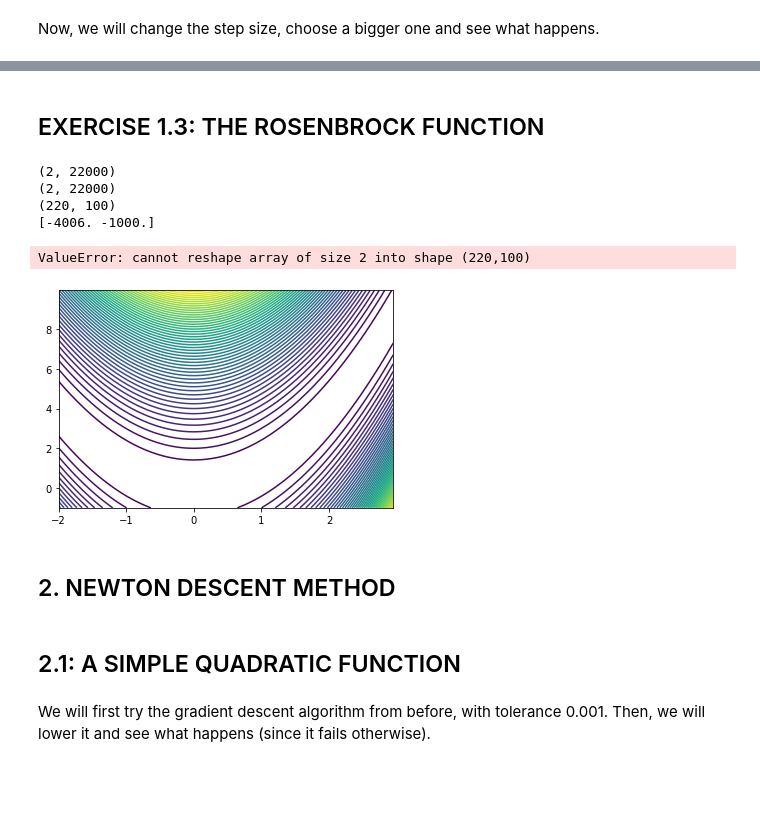
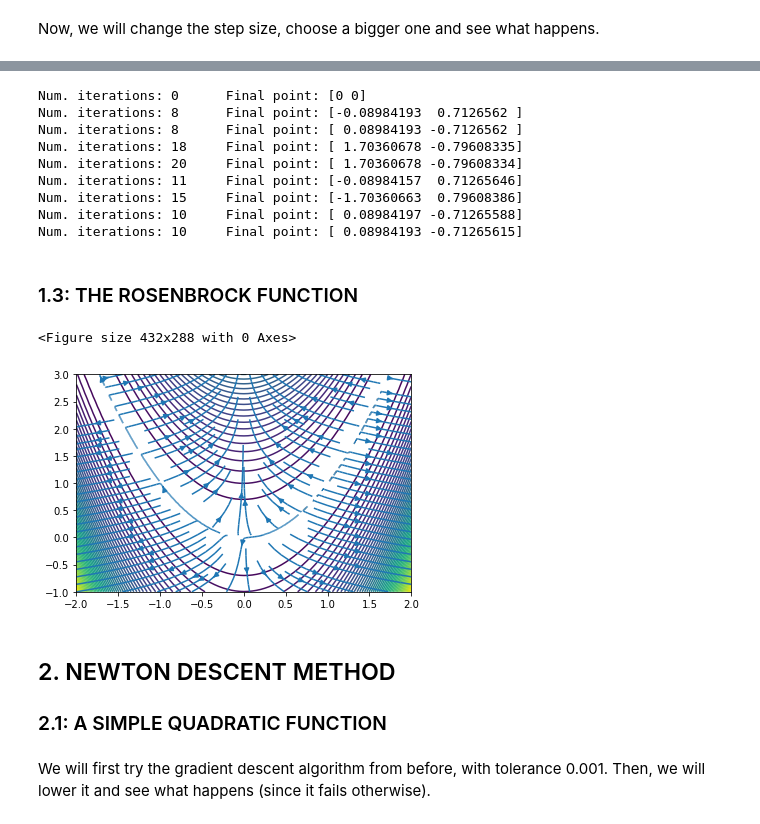
Before and after one commit to Vol0kin/OPT, a Jupyter notebook: Labs/Lab2/Lab_2.ipynb, the cells around one changed output, grey strips where cells are left out. Saved outputs shown, nothing was run; the diff lists cells and outputs as text; code cells hidden in the pictures; blank space fills up the shorter version.

```diff
--- a/Labs/Lab2/Lab_2.ipynb
+++ b/Labs/Lab2/Lab_2.ipynb
@@ -7,6 +7,30 @@
 # %%
 import numpy as np
 import matplotlib.pyplot as plt
+# %%
+def plot_contour_gradients(f, gradf, xr=(-50,50) ,yr=(-50,50), step=0.05):
+    # Clear plot
+    plt.clf()
+
+    # Create a mesh grid and apply the function over all the pairs of points
+    X = np.arange(*xr, step)
+    Y = np.arange(*yr, step)
+    X, Y = np.meshgrid(X, Y)
+
+    XY = np.c_[X.ravel(), Y.ravel()]
+    Z = np.apply_along_axis(f, 1, XY).reshape(X.shape)
+
+    # Plot contour of the function
+    plt.figure()
+    plt.contour(X, Y, Z, 50)
+
+    # Get the gradient for each pair of points
+    grad=np.apply_along_axis(gradf, 1, XY)
+
+    # Plot the gradient
+    plt.streamplot(X, Y, grad[:, 0].reshape(X.shape), grad[:, 1].reshape(X.shape))
+
+    plt.show()
 # %%
 def f(x):
     return x[0]**2 + x[1]**2
@@ -284,5 +282,17 @@ n_9= 10
+# %%
+print_final_points(points, n_iter)
+# %% [output]
+Num. iterations: 0      Final point: [0 0]
+Num. iterations: 8      Final point: [-0.08984193  0.7126562 ]
+Num. iterations: 8      Final point: [ 0.08984193 -0.7126562 ]
+Num. iterations: 18     Final point: [ 1.70360678 -0.79608335]
+Num. iterations: 20     Final point: [ 1.70360678 -0.79608334]
+Num. iterations: 11     Final point: [-0.08984157  0.71265646]
+Num. iterations: 15     Final point: [-1.70360663  0.79608386]
+Num. iterations: 10     Final point: [ 0.08984197 -0.71265588]
+Num. iterations: 10     Final point: [ 0.08984193 -0.71265615]
 # %% [markdown]
-## EXERCISE 1.3: THE ROSENBROCK FUNCTION
+### 1.3: THE ROSENBROCK FUNCTION
 # %%
 def f(x):
     return (1-x[0])**2+100*(x[1]-x[0]**2)**2
@@ -290,18 +300,14 @@ def f(x):
 def gradf(x):
     return np.array([-2*(1-x[0])-400*(x[1]-x[0]**2)*x[0],200*(x[1]-x[0]**2)])
 # %%
-stream_flow(f,gradf,(-2,3),(-1,10))
+plot_contour_gradients(f,gradf,(-2,2.05),(-1, 3.05))
 # %% [output]
-(2, 22000)
-(2, 22000)
-(220, 100)
-[-4006. -1000.]
+<Figure size 432x288 with 0 Axes>
-ValueError: cannot reshape array of size 2 into shape (220,100)
-[figure, old version]
+[figure, new version]
 # %% [markdown]
 ## 2. NEWTON DESCENT METHOD
+
+### 2.1: A SIMPLE QUADRATIC FUNCTION
-# %% [markdown]
-## 2.1: A SIMPLE QUADRATIC FUNCTION
 # %%
 def f(x):
     return 100*x[0]**2+x[1]**2
```
Also changed, not shown: parts of 42 cells of this notebook.
